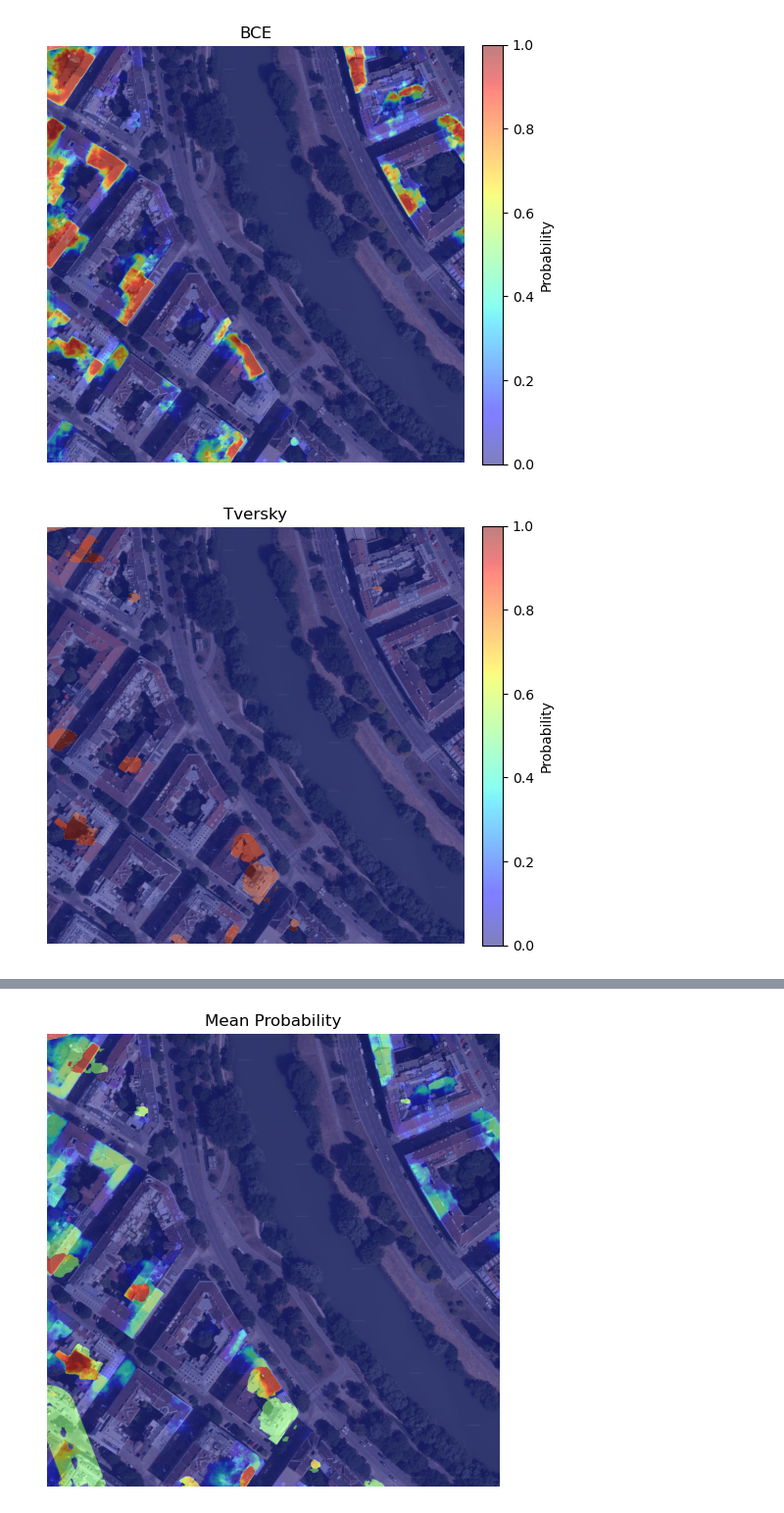
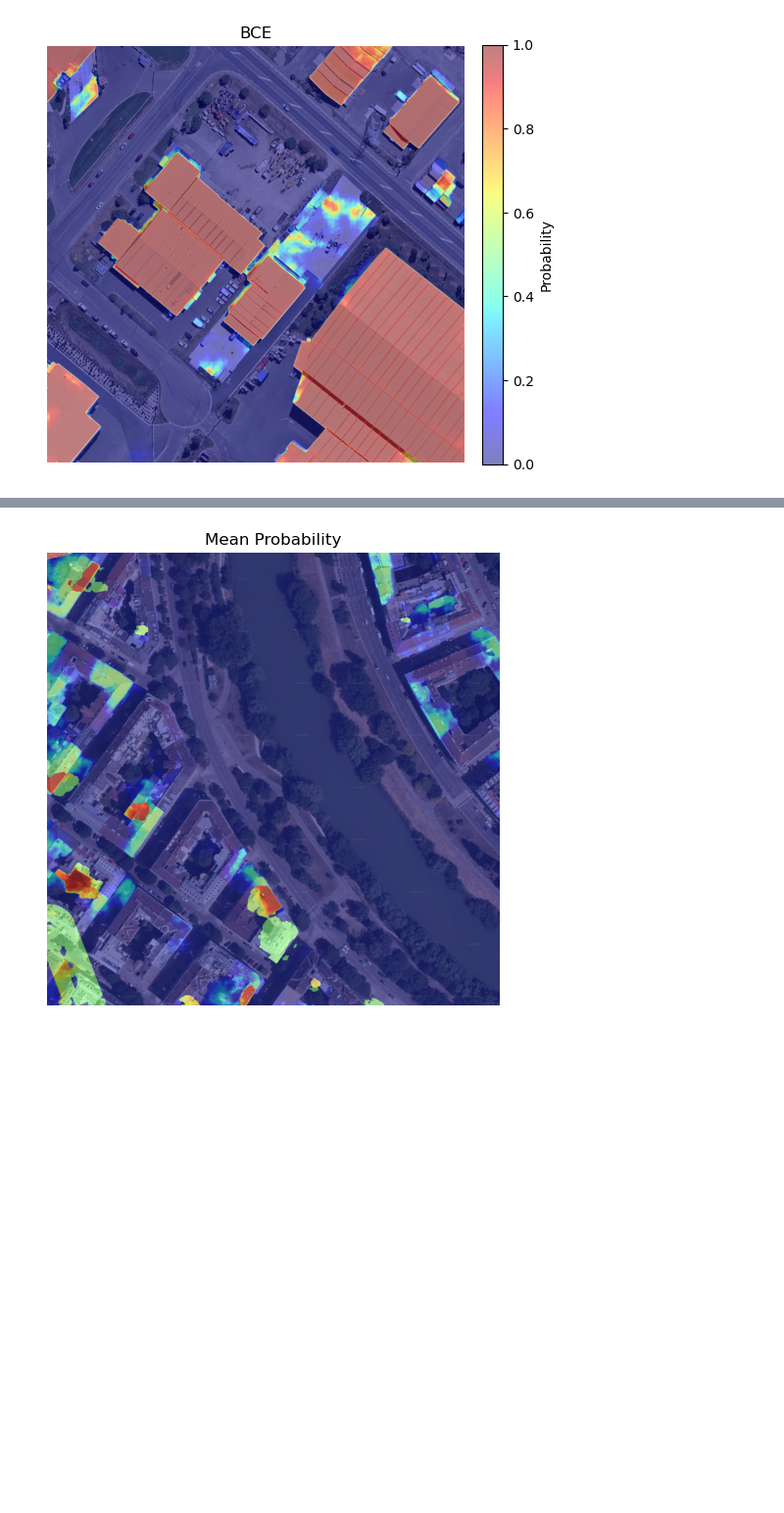
Before and after one commit to corvino1342/BuildingsExtraction, a Jupyter notebook: notebooks/infer_tile.ipynb, the cells around one changed output, grey strips where cells are left out. Shown at 98% size. Cells and saved outputs as stored; diff of their text form; code cells hidden in the pictures; blank space fills up the shorter version.

```diff
--- a/notebooks/infer_tile.ipynb
+++ b/notebooks/infer_tile.ipynb
@@ -16,14 +16,14 @@ from src.models.factory import build_model
 # %%
 runs_path = "/home/antoniocorvino/Projects/BuildingsExtraction/"
 
-image_path = "/home/antoniocorvino/Projects/BuildingsExtraction/experiments/example/images/vienna17_000011.tif"
+image_path = f"{runs_path}/experiments/example/images/310110.tif"
 
 model_path = f"{runs_path}/runs/WHUBuildingDataset/"
 
 model_paths = {
-    "bce": f"{model_path}/unetLL_bce_dim256_n47088_bs32/best_model.pth",
-    "tversky": f"{model_path}/unetLL_tversky_dim256_n47088_bs32/best_model.pth",
-    "focaltversky": f"{model_path}/unetLL_focaltversky_dim256_n47088_bs32/best_model.pth",
+    "bce": f"{model_path}/unetLL_bce_dim256_n47088_bs8/best_model.pth",
+    # "dice": f"{model_path}/unetLL_dice_dim256_n47088_bs32/best_model.pth",
+    # "focal": f"{model_path}/unetLL_focal_dim256_n47088_bs32/best_model.pth",
 }
 
 arch = "unetLL"
@@ -109,8 +107,7 @@ def show_overlay_legend(title, base_img, heatmap, cmap="jet", alpha=0.5,
     plt.show()
 # %%
 show_overlay_legend("BCE", img_np, p_bce)
-show_overlay_legend("Tversky", img_np, p_tversky)
-show_overlay_legend("Focal Tversky", img_np, p_focal)
+# show_overlay_legend("Dice", img_np, p_tversky)
+# show_overlay_legend("Focal", img_np, p_focal)
 # %% [output]
-[figure, old version]
+[figure, new version]
-[figure, removed]
```
Also changed, not shown: parts of 4 cells of this notebook, 4 other files.
